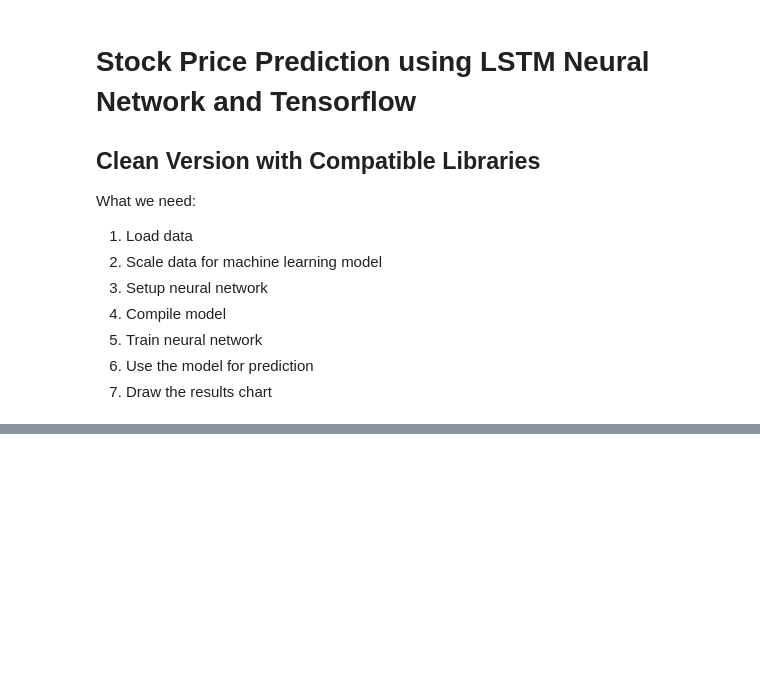
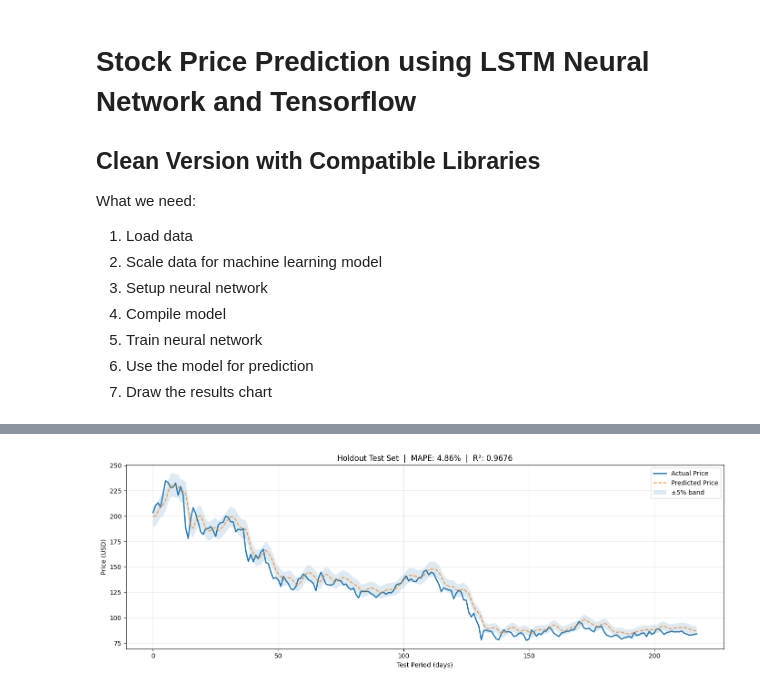
Before and after one commit to teckgeekz/lstm-prediction, a Jupyter notebook: Stock_Prediction_Clean.ipynb, the cells around one changed output, grey strips where cells are left out. Cells and saved outputs as stored; diff of their text form; code cells hidden in the pictures; blank space fills up the shorter version.

```diff
--- a/Stock_Prediction_Clean.ipynb
+++ b/Stock_Prediction_Clean.ipynb
@@ -44,8 +49,8 @@ STOCK = 'SOL-USD'
 # Current date
 date_now = dt.date.today().strftime('%Y-%m-%d')
 
-# Calculate a date 365 days back from today
-date_past = (dt.date.today() - dt.timedelta(days=365)).strftime('%Y-%m-%d')
+# Calculate a date 1095 days back from today
+date_past = (dt.date.today() - dt.timedelta(days=1095)).strftime('%Y-%m-%d')
 
 print(f"Stock: {STOCK}")
 print(f"Date range: {date_past} to {date_now}")
@@ -161,3 +290,22 @@ print(init_df.head())
+# %%
+import matplotlib.pyplot as plt
+
+plt.figure(figsize=(14, 5))
+plt.plot(Y_true,  label='Actual Price',    linewidth=2)
+plt.plot(Y_pred,  label='Predicted Price', linewidth=1.5, linestyle='--', alpha=0.85)
+plt.fill_between(range(len(Y_true)),
+                 Y_pred.flatten() * 0.95,
+                 Y_pred.flatten() * 1.05,
+                 alpha=0.15, label='±5% band')
+plt.title(f'Holdout Test Set  |  MAPE: {mape:.2f}%  |  R²: {r2:.4f}')
+plt.xlabel('Test Period (days)')
+plt.ylabel('Price (USD)')
+plt.legend()
+plt.grid(True, alpha=0.3)
+plt.tight_layout()
+plt.show()
+# %% [output]
+[figure, added]
 # %%
 # Prepare data for LSTM
 def PrepareData(days):
```
Also changed, not shown: parts of 16 cells of this notebook.
